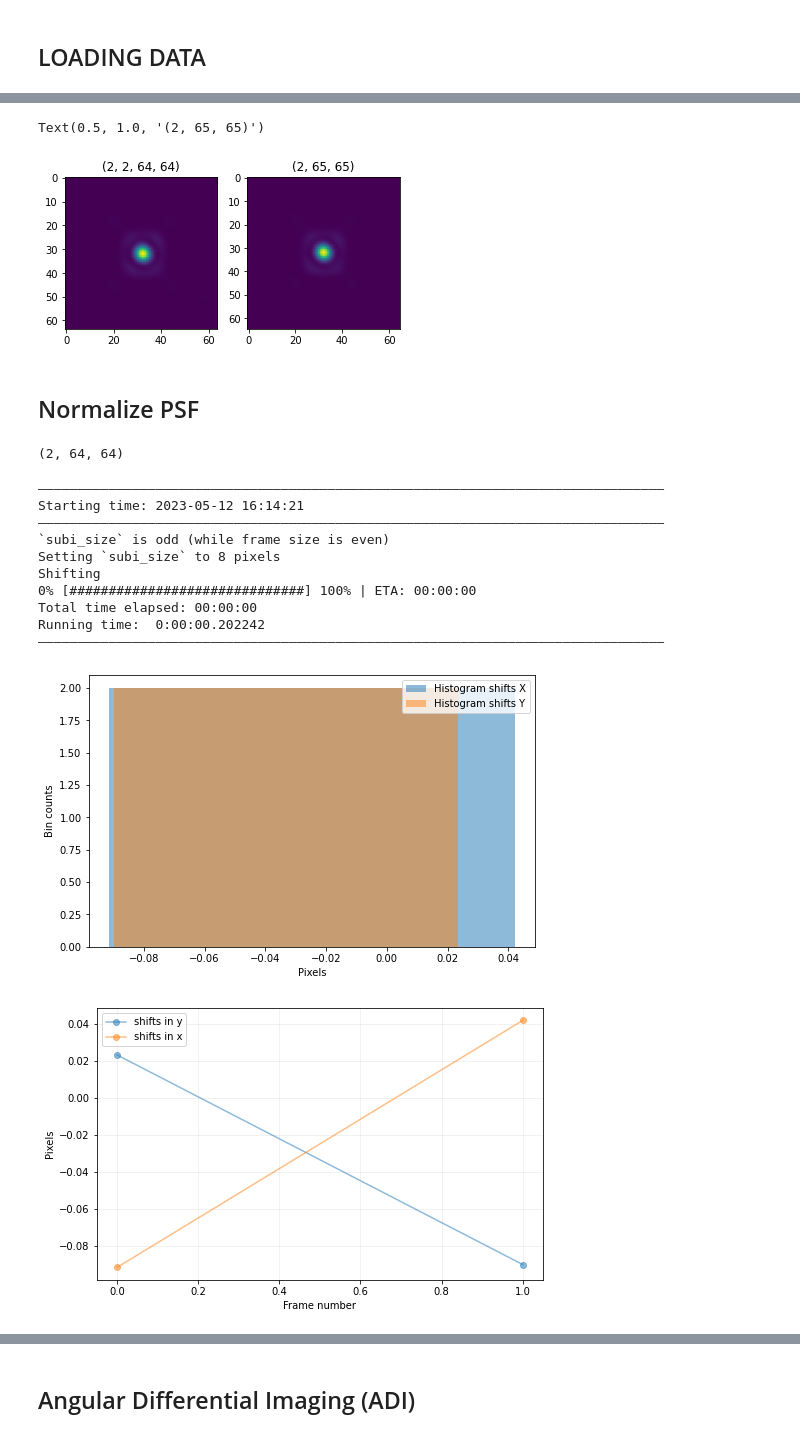
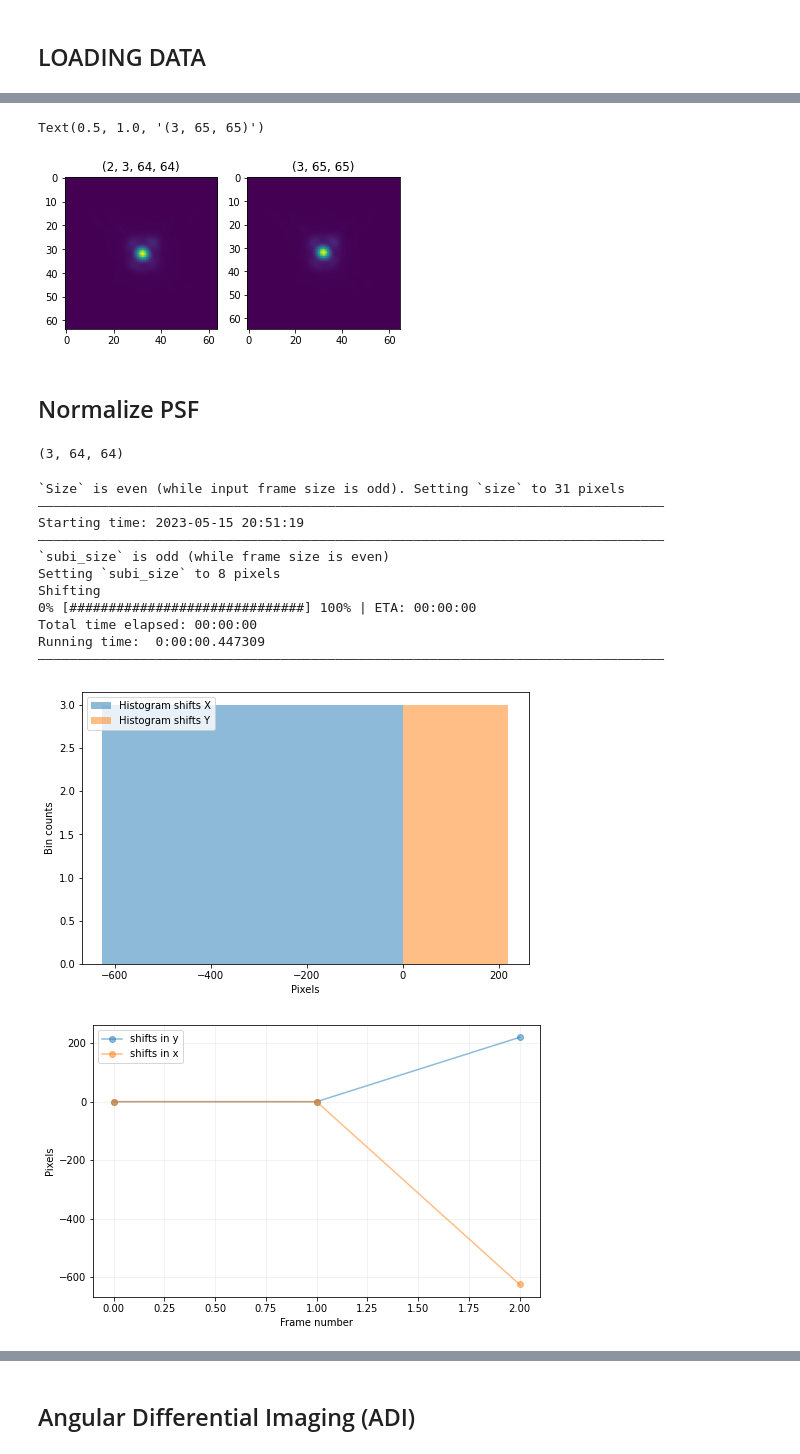
Before and after one commit to yemsnucleus/NEGFC, a Jupyter notebook: negfc_vip.ipynb, the cells around one changed output, grey strips where cells are left out. Saved outputs shown, nothing was run; the diff lists cells and outputs as text; code cells hidden in the pictures.

```diff
--- a/negfc_vip.ipynb
+++ b/negfc_vip.ipynb
@@ -37,7 +30,7 @@ caused by: ['/home/users/cdonoso/miniconda3/envs/tf2/lib/python3.9/site-packages
 # %% [markdown]
 ## LOADING DATA
 # %%
-root = './data/HCI'
+root = './data/DHTau/'
 cube_route = os.path.join(root, 'center_im.fits')
 cube       = open_fits(cube_route, header=False)
 
@@ -96,48 +89,49 @@ axes[0].set_title(psf.shape)
 im = axes[1].imshow(psf_even[0])
 axes[1].set_title(psf_even.shape)
 # %% [output]
-Text(0.5, 1.0, '(2, 65, 65)')
+Text(0.5, 1.0, '(3, 65, 65)')
 [figure]
 # %% [markdown]
 ## Normalize PSF
 # %%
 psf[lambda_ch].shape
 # %% [output]
-(2, 64, 64)
+(3, 64, 64)
 # %%
 single_psf = psf[lambda_ch, psf_pos, :-1, :-1]
 ceny, cenx = frame_center(single_psf)
 imside = single_psf.shape[0]
 cropsize = 30
 
 fit = vip.var.fit_2dgaussian(single_psf,
                              crop=True,
                              cropsize=30,
                              debug=False,
                              full_output=True)
 fwhm_sphere = np.mean([fit.fwhm_y,fit.fwhm_x])
 
 y_cent, x_cent = frame_center(single_psf)
 y_c=int(y_cent)
 x_c=int(x_cent)
-psf_center, y0_sh = vip.preproc.recentering.cube_recenter_2dfit(psf[lambda_ch], (y_c, x_c),
+psf_center = vip.preproc.recentering.cube_recenter_2dfit(psf[lambda_ch], (y_c, x_c),
                                                                        fwhm_sphere,model='gauss',
                                                                        nproc=8, subi_size=7, negative=False,
                                                                        full_output=False,
                                                                        debug=False)
 # %% [output]
+`Size` is even (while input frame size is odd). Setting `size` to 31 pixels
 ――――――――――――――――――――――――――――――――――――――――――――――――――――――――――――――――――――――――――――――――
-Starting time: 2023-05-12 16:14:21
+Starting time: 2023-05-15 20:51:19
 ――――――――――――――――――――――――――――――――――――――――――――――――――――――――――――――――――――――――――――――――
 `subi_size` is odd (while frame size is even)
 Setting `subi_size` to 8 pixels
 Shifting
 0% [##############################] 100% | ETA: 00:00:00
 Total time elapsed: 00:00:00
-Running time:  0:00:00.202242
+Running time:  0:00:00.447309
 ――――――――――――――――――――――――――――――――――――――――――――――――――――――――――――――――――――――――――――――――
-[figure, old version]
+[figure, new version]
-[figure, old version]
+[figure, new version]
 # %%
 psf_norm, fwhm_flux, fwhm = normalize_psf(psf_center,
                                          fwhm=fwhm_sphere,
```
Also changed, not shown: parts of 16 cells of this notebook, 3 other files.
